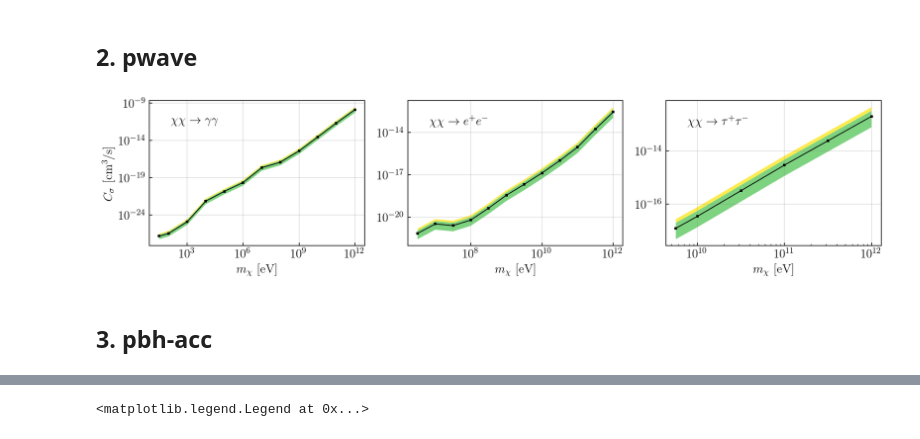
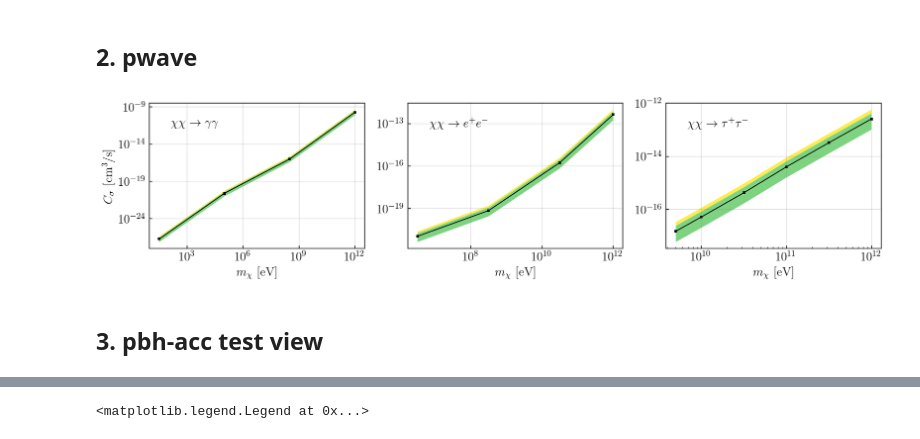
Before and after one commit to yitiansun/DM21cm, a Jupyter notebook: plotting/limits.ipynb, the cells around one changed output, grey strips where cells are left out. Saved outputs shown, nothing was run; the diff lists cells and outputs as text; code cells hidden in the pictures.

```diff
--- a/plotting/limits.ipynb
+++ b/plotting/limits.ipynb
@@ -18,15 +18,16 @@ import matplotlib.pyplot as plt
 from matplotlib import colormaps as cms
 mpl.rc_file(f"{WDIR}/matplotlibrc")
 # %%
-def plot_limits(ax, channel, label=None, **kwargs):
+def plot_limits(ax, channel, label=None, plot_sigma=True, **kwargs):
     mass_s, inj_s, sigma_s, limit_s = get_limits(channel)
     one_sigma = inj_s * sigma_s
     upper_limit = limit_s
     default_kwargs = dict(ls='-', color='k', marker='s', lw=1, ms=2)
     default_kwargs.update(kwargs)
     ax.plot(mass_s, upper_limit, label=label, **default_kwargs)
-    ax.fill_between(mass_s, upper_limit+one_sigma, upper_limit-one_sigma, color=mpl.colormaps['viridis'](0.75), alpha=0.8, ec='none')
-    ax.fill_between(mass_s, upper_limit+2*one_sigma, upper_limit+one_sigma, color=mpl.colormaps['viridis'](1.0), alpha=0.8, ec='none')
+    if plot_sigma:
+        ax.fill_between(mass_s, upper_limit+one_sigma, upper_limit-one_sigma, color=mpl.colormaps['viridis'](0.75), alpha=0.8, ec='none')
+        ax.fill_between(mass_s, upper_limit+2*one_sigma, upper_limit+one_sigma, color=mpl.colormaps['viridis'](1.0), alpha=0.8, ec='none')
 # %% [markdown]
 ## 1. pbh-hr
 # %%
@@ -134,25 +136,26 @@ fig.savefig('paper2/pbhhr-limits.pdf', bbox_inches='tight')
 # %%
 fig, axs = plt.subplots(1, 3, figsize=(15, 3))
 
 
-limit_tags = ['pwave-phot-250428', 'pwave-elec-250428', 'pwave-tau-250428']
+# limit_tags = ['pwave-phot-250428', 'pwave-elec-250428', 'pwave-tau-250428']
+limit_tags = ['pwave-phot-250630', 'pwave-elec-250630', 'pwave-tau-250630']
 texts = [r'$\chi\chi\rightarrow ' + s + '$' for s in [r'\gamma\gamma', r'e^+e^-', r'\tau^+\tau^-']]
 
 for i, ax in enumerate(axs):
     ax = axs[i]
     plot_limits(ax, limit_tags[i])
     ax.set(xscale='log', yscale='log')
     ax.set(xlabel=r'$m_\chi$ [eV]', )
     ax.text(0.1, 0.9, texts[i], transform=ax.transAxes, fontsize=14, ha='left', va='top')
     ax.grid(color='0.5', alpha=0.2, linewidth=1, linestyle='-')
 
 axs[0].set(ylabel=r'$C_\sigma$ [cm$^3$/s]')
 
 fig.savefig('paper2/pwave-limits.pdf', bbox_inches='tight')
 # %% [output]
-[figure, old version]
+[figure, new version]
 # %% [markdown]
-## 3. pbh-acc
+## 3. pbh-acc test view
 # %%
 fig, axs = plt.subplots(1, 1, figsize=(6, 4))
 
```
Also changed, not shown: parts of 2 cells of this notebook, 10 other files.
